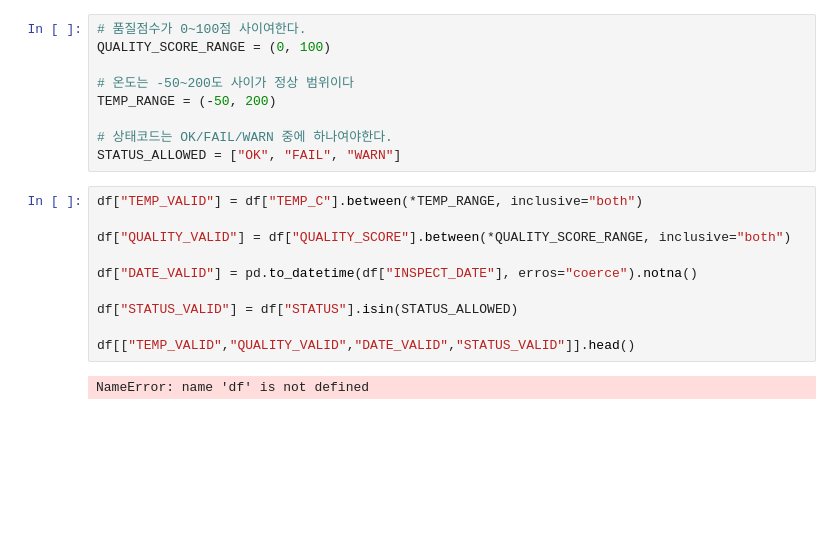
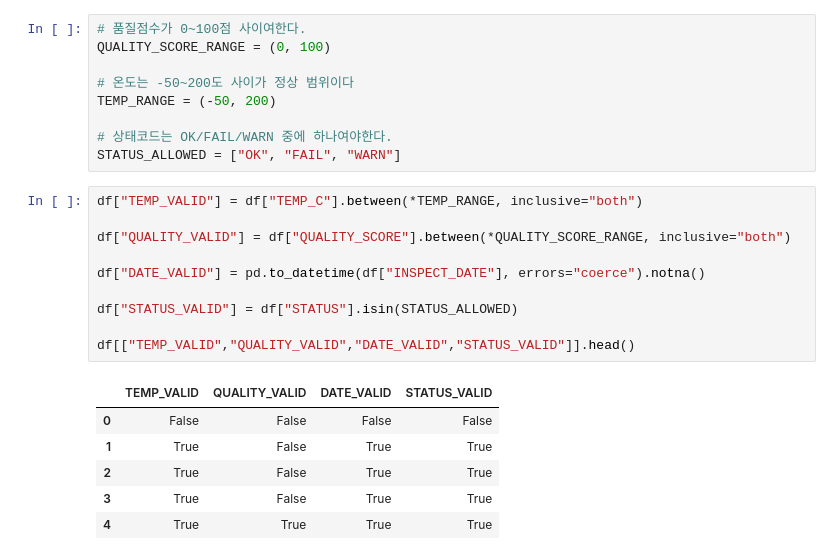
Before and after one commit to soomin9106/DataAnalysis, a Jupyter notebook: 데이터거버넌스_실습1문제.ipynb, the cells around one changed output. Cells and saved outputs as stored; diff of their text form; blank space fills up the shorter version.

```diff
--- a/데이터거버넌스_실습1문제.ipynb
+++ b/데이터거버넌스_실습1문제.ipynb
@@ -32,12 +32,17 @@ STATUS_ALLOWED = ["OK", "FAIL", "WARN"]
 # %%
 df["TEMP_VALID"] = df["TEMP_C"].between(*TEMP_RANGE, inclusive="both")
 
 df["QUALITY_VALID"] = df["QUALITY_SCORE"].between(*QUALITY_SCORE_RANGE, inclusive="both")
 
-df["DATE_VALID"] = pd.to_datetime(df["INSPECT_DATE"], erros="coerce").notna()
+df["DATE_VALID"] = pd.to_datetime(df["INSPECT_DATE"], errors="coerce").notna()
 
 df["STATUS_VALID"] = df["STATUS"].isin(STATUS_ALLOWED)
 
 df[["TEMP_VALID","QUALITY_VALID","DATE_VALID","STATUS_VALID"]].head()
 # %% [output]
-NameError: name 'df' is not defined
+|  | TEMP_VALID | QUALITY_VALID | DATE_VALID | STATUS_VALID |
+| 0 | False | False | False | False |
+| 1 | True | False | True | True |
+| 2 | True | False | True | True |
+| 3 | True | False | True | True |
+| 4 | True | True | True | True |
```
Also changed, not shown: parts of 4 cells of this notebook.
